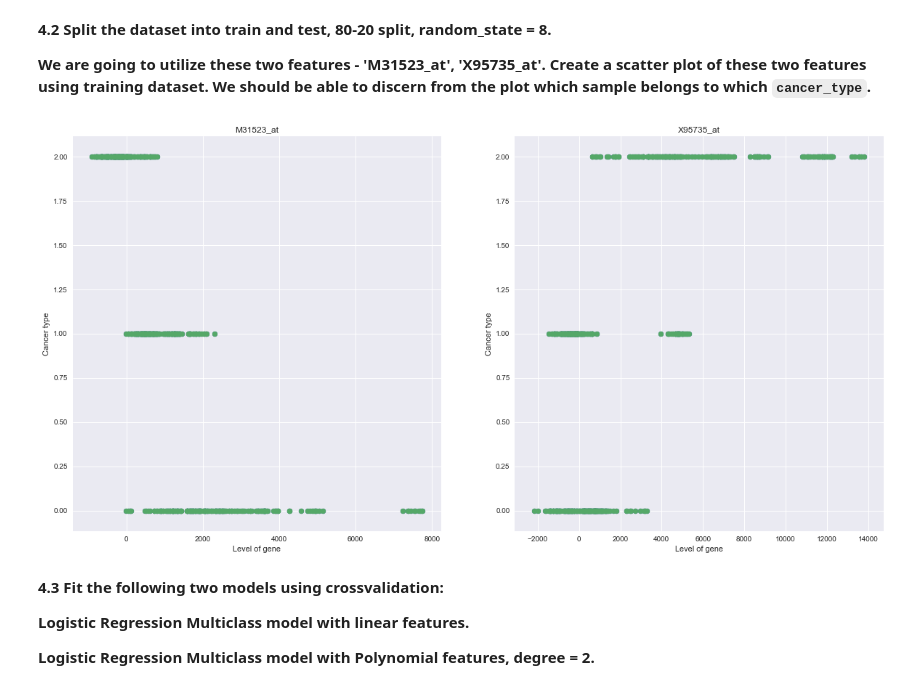
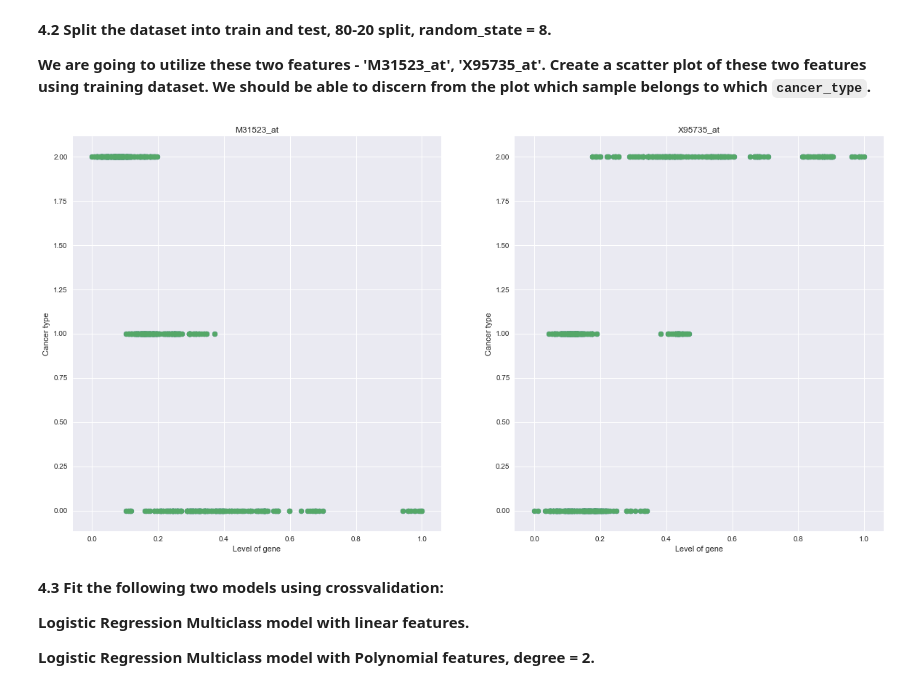
Before and after one commit to katiegrosch/2019-CS109A, a Jupyter notebook: content/homeworks/cs109a_hw4_209/cs109a_HW4.ipynb, the cells around one changed output. Saved outputs shown, nothing was run; the diff lists cells and outputs as text; code cells hidden in the pictures.

```diff
--- a/content/homeworks/cs109a_hw4_209/cs109a_HW4.ipynb
+++ b/content/homeworks/cs109a_hw4_209/cs109a_HW4.ipynb
@@ -501,19 +501,24 @@ X_train, X_test, y_train, y_test = train_test_split(df.loc[:, df.columns != 'can
                                                          df.cancer_type, test_size=0.2,
                                                          random_state = 8,
                                                          stratify = df.cancer_type)
+
+#TO DO do the min max scaler into a model and apply the same one to both
+
+X_train_normalized = pd.DataFrame(MinMaxScaler().fit_transform(X_train), columns=X_train.columns, index=X_train.index)
+X_test_normalized = pd.DataFrame(MinMaxScaler().fit_transform(X_test), columns=X_test.columns, index=X_test.index)
 # %%
 fig, ax = plt.subplots(1,2,figsize=(20,10))
 
 genes = ['M31523_at', 'X95735_at']
 
 for i in (0,1):
-    ax[i].scatter(X_train[genes[i]], y_train)
-    ax[i].scatter(X_train[genes[i]], y_train)
+    ax[i].scatter(X_train_normalized[genes[i]], y_train)
+    ax[i].scatter(X_train_normalized[genes[i]], y_train)
     ax[i].set_xlabel("Level of gene")
     ax[i].set_ylabel("Cancer type")
     ax[i].title.set_text(genes[i])
 # %% [output]
-[figure, old version]
+[figure, new version]
 # %% [markdown]
 **4.3  Fit the following two models using crossvalidation:**
 
```
Also changed, not shown: parts of 9 cells of this notebook.
